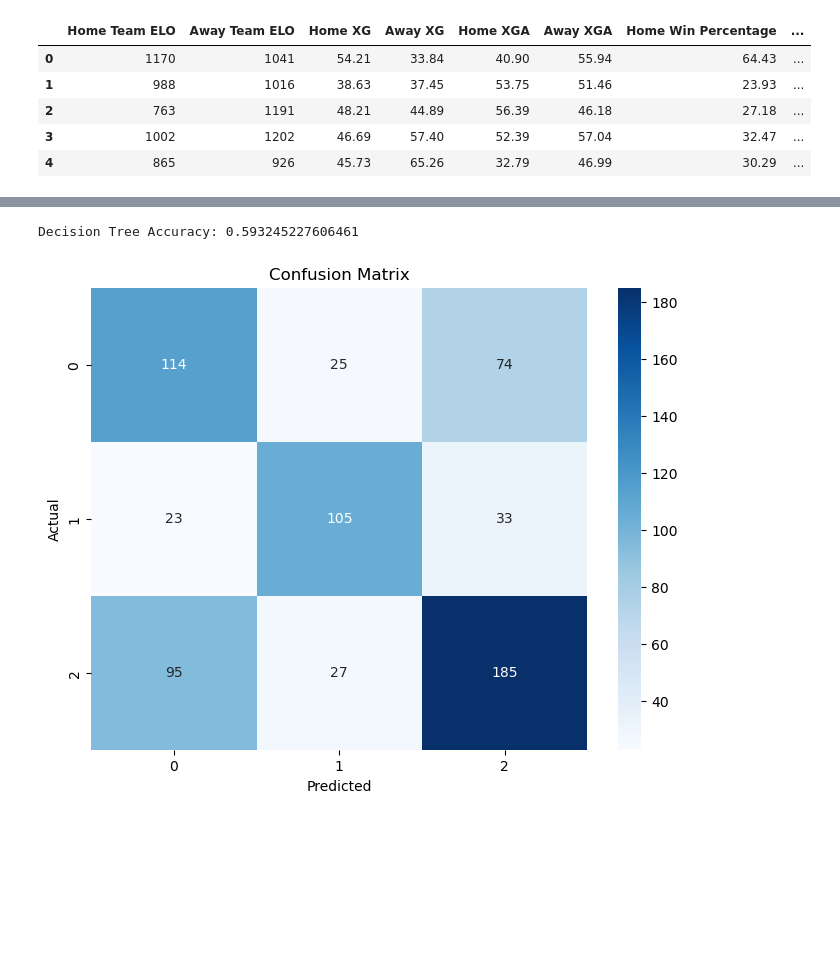
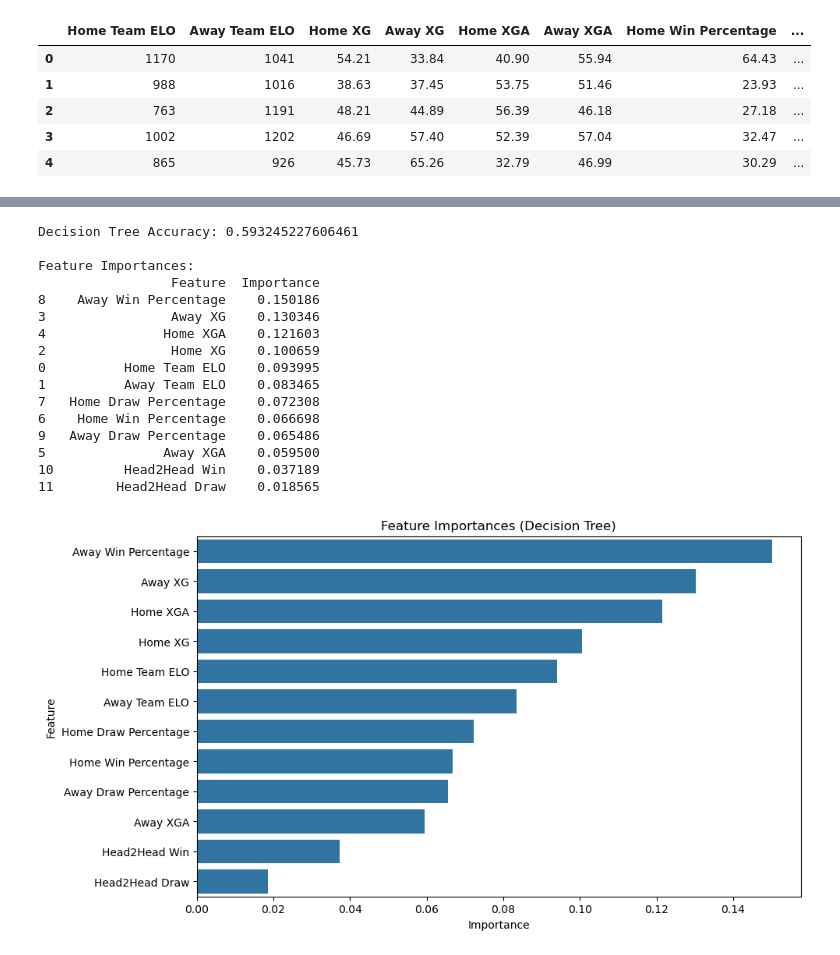
Before and after one commit to ML-Project-PremierInsights/ELO-Insights, a Jupyter notebook: testing_models.ipynb, the cells around one changed output, grey strips where cells are left out. Cells and saved outputs as stored; diff of their text form; code cells hidden in the pictures; blank space fills up the shorter version.

Commit message:
Updated feature importances

```diff
--- a/testing_models.ipynb
+++ b/testing_models.ipynb
@@ -91,33 +135,67 @@ SVM Accuracy: 0.57856093979442
 # %%
 from sklearn.tree import DecisionTreeClassifier
 from sklearn.metrics import accuracy_score
+import matplotlib.pyplot as plt
+import seaborn as sns
+import pandas as pd
 
 # Initialize the Decision Tree model
 decision_tree_model = DecisionTreeClassifier(random_state=16)
 
 # Train the model
 decision_tree_model.fit(X_train, y_train)
 
 # Predict on the test set
 y_pred_dt = decision_tree_model.predict(X_test)
 
 # Calculate accuracy
 accuracy_dt = accuracy_score(y_test, y_pred_dt)
 print('Decision Tree Accuracy:', accuracy_dt)
 
-from sklearn import metrics
+# Get feature importances
+feature_importances = decision_tree_model.feature_importances_
+features = X.columns
+
+# Display feature importances
+importance_df = pd.DataFrame({
+    'Feature': features,
+    'Importance': feature_importances
+}).sort_values(by='Importance', ascending=False)
+
+print("\nFeature Importances:")
+print(importance_df)
+
+# Plot the top most important features
+plt.figure(figsize=(10, 6))
+sns.barplot(x='Importance', y='Feature', data=importance_df)
+plt.title('Feature Importances (Decision Tree)')
+plt.show()
+
+# Confusion matrix
 cnf_matrix = metrics.confusion_matrix(y_test, y_pred_dt)
-
-import matplotlib.pyplot as plt
-import seaborn as sns
 
 # Plot the confusion matrix
 plt.figure(figsize=(8, 6))
 sns.heatmap(cnf_matrix, annot=True, fmt='d', cmap='Blues')
 plt.xlabel('Predicted')
 plt.ylabel('Actual')
 plt.title('Confusion Matrix')
 plt.show()
 # %% [output]
 Decision Tree Accuracy: 0.593245227606461
+
+Feature Importances:
+                 Feature  Importance
+8    Away Win Percentage    0.150186
+3                Away XG    0.130346
+4               Home XGA    0.121603
+2                Home XG    0.100659
+0          Home Team ELO    0.093995
+1          Away Team ELO    0.083465
+7   Home Draw Percentage    0.072308
+6    Home Win Percentage    0.066698
+9   Away Draw Percentage    0.065486
+5               Away XGA    0.059500
+10         Head2Head Win    0.037189
+11        Head2Head Draw    0.018565
-[figure, old version]
+[figure, new version]
```
Also changed, not shown: parts of 4 cells of this notebook.
